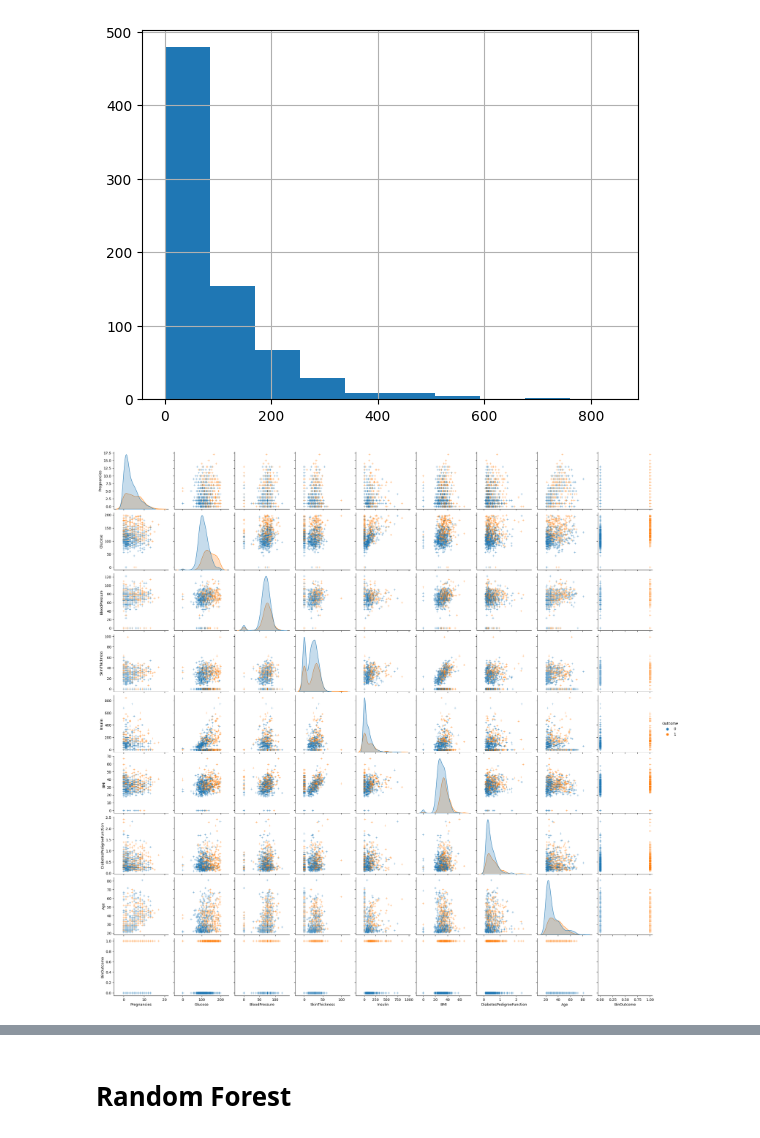
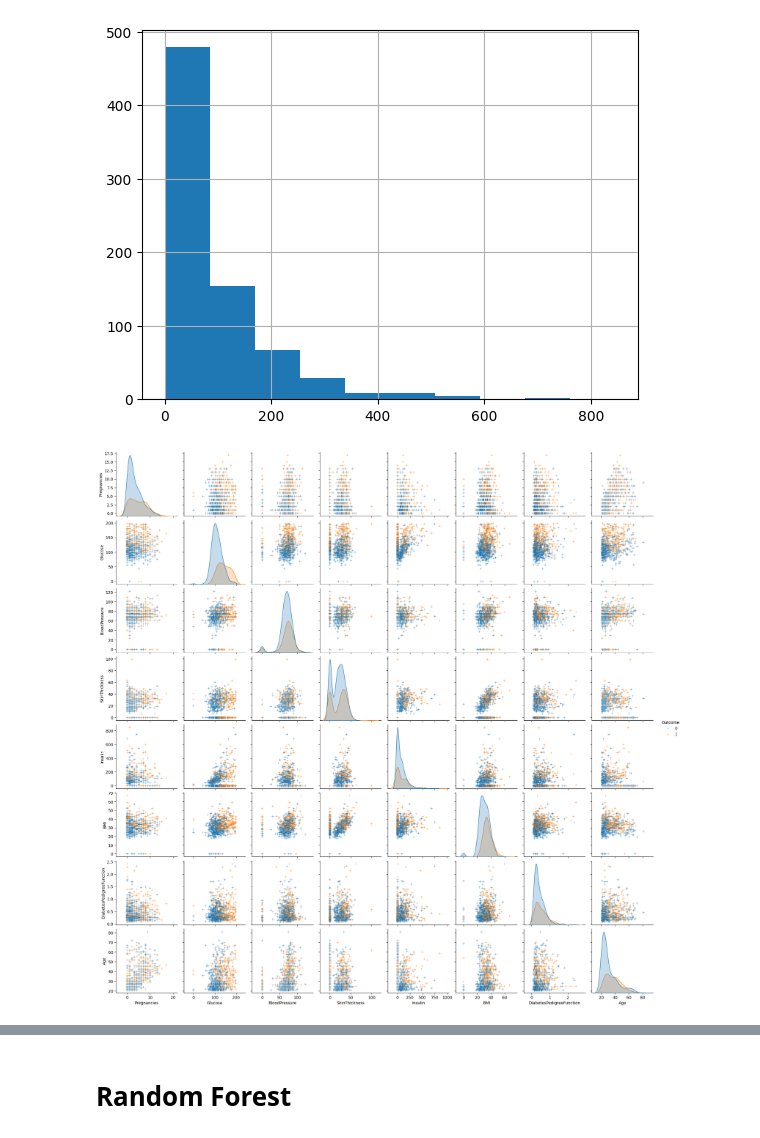
Before and after one commit to w4bo/teaching-handsondatapipelines, a Jupyter notebook: materials/16_ASAI_Hackathon_Diabetes.ipynb, the cells around one changed output, grey strips where cells are left out. Cells and saved outputs as stored; diff of their text form; code cells hidden in the pictures.

```diff
--- a/materials/16_ASAI_Hackathon_Diabetes.ipynb
+++ b/materials/16_ASAI_Hackathon_Diabetes.ipynb
@@ -111,8 +127,6 @@ df
 | 766 | 1 | 126 | 60 | 0 | 0 | 30.1 | 0.349 | 47 | ... |
 | 767 | 1 | 93 | 70 | 31 | 0 | 30.4 | 0.315 | 23 | ... |
 755 rows × 9 columns
-# %%
-df.drop(df.columns[0],axis=1,inplace=True)
 # %%
 def convert_to_binary(value):
     if value == 'Y':
@@ -204,7 +218,7 @@ df['Insulin'].hist()
 <Axes: >
 [figure]
 # %%
-sns.pairplot(df.sample(n=768, random_state=42), markers='+', hue="Outcome")
+sns.pairplot(df, markers='+', hue="Outcome")
 plt.show()
 # %% [output]
-[figure, old version]
+[figure, new version]
```
Also changed, not shown: parts of 29 cells of this notebook.
